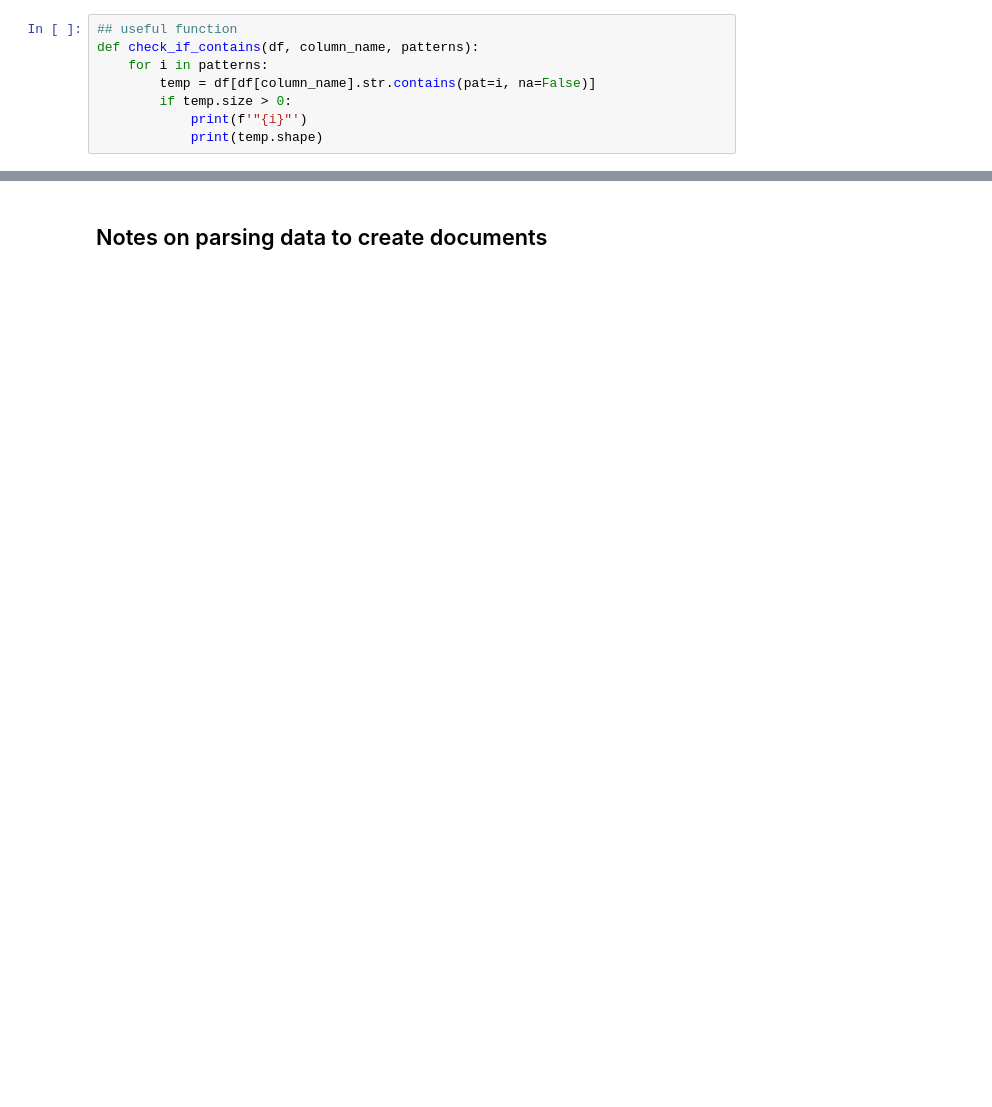
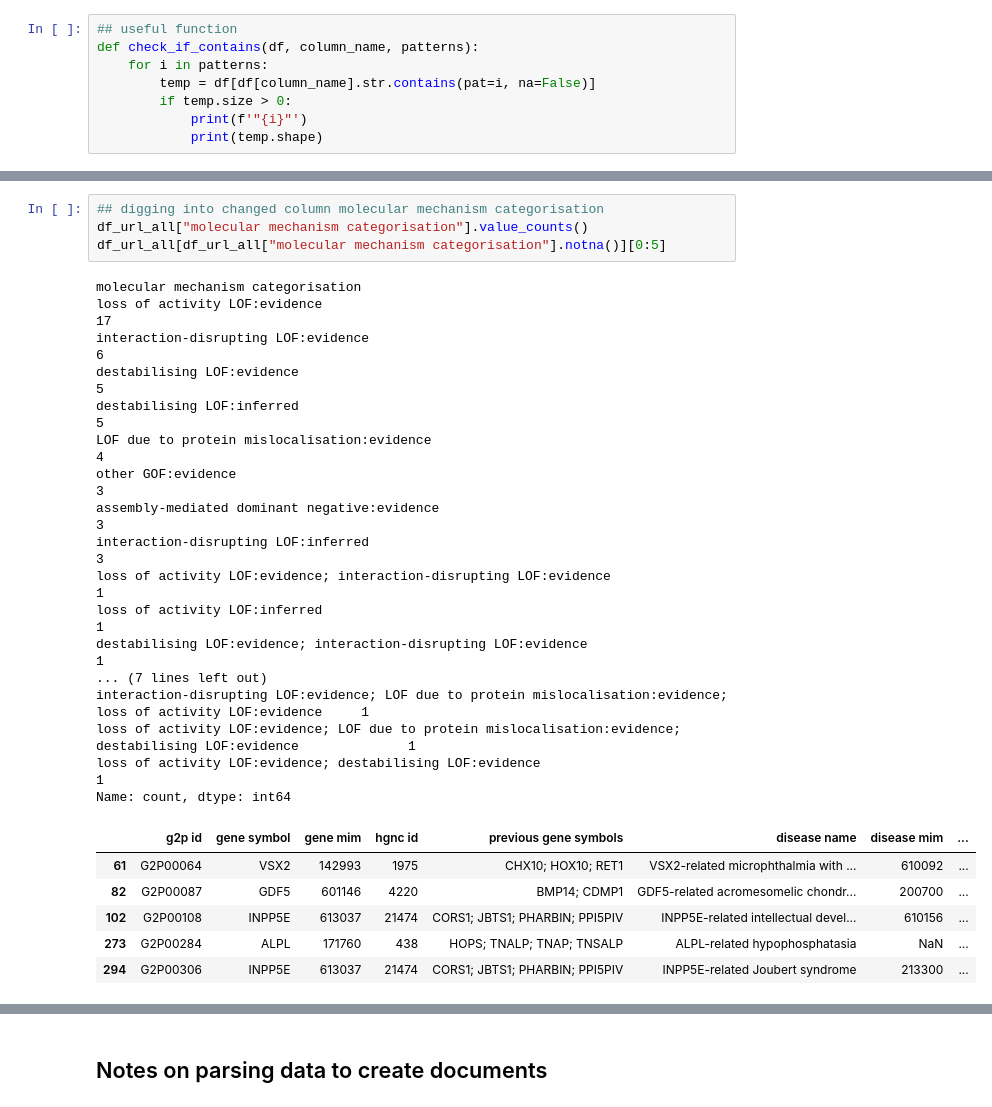
Before and after one commit to NCATSTranslator/translator-ingests, a Jupyter notebook: src/translator_ingest/ingests/gene2phenotype/data-playground.ipynb, the cells around one changed output, grey strips where cells are left out. Saved outputs shown, nothing was run; the diff lists cells and outputs as text; blank space fills up the shorter version.

```diff
--- a/src/translator_ingest/ingests/gene2phenotype/data-playground.ipynb
+++ b/src/translator_ingest/ingests/gene2phenotype/data-playground.ipynb
@@ -374,0 +223,28 @@ array([ True,  True,  True,  True,  True,  True,  True,  True,  True,
+# %%
+## digging into changed column molecular mechanism categorisation
+df_url_all["molecular mechanism categorisation"].value_counts()
+df_url_all[df_url_all["molecular mechanism categorisation"].notna()][0:5]
+# %% [output]
+molecular mechanism categorisation
+loss of activity LOF:evidence                                                                                      17
+interaction-disrupting LOF:evidence                                                                                 6
+destabilising LOF:evidence                                                                                          5
+destabilising LOF:inferred                                                                                          5
+LOF due to protein mislocalisation:evidence                                                                         4
+other GOF:evidence                                                                                                  3
+assembly-mediated dominant negative:evidence                                                                        3
+interaction-disrupting LOF:inferred                                                                                 3
+loss of activity LOF:evidence; interaction-disrupting LOF:evidence                                                  1
+loss of activity LOF:inferred                                                                                       1
+destabilising LOF:evidence; interaction-disrupting LOF:evidence                                                     1
+... (7 lines left out)
+interaction-disrupting LOF:evidence; LOF due to protein mislocalisation:evidence; loss of activity LOF:evidence     1
+loss of activity LOF:evidence; LOF due to protein mislocalisation:evidence; destabilising LOF:evidence              1
+loss of activity LOF:evidence; destabilising LOF:evidence                                                           1
+Name: count, dtype: int64
+|  | g2p id | gene symbol | gene mim | hgnc id | previous gene symbols | disease name | disease mim | ... |
+| 61 | G2P00064 | VSX2 | 142993 | 1975 | CHX10; HOX10; RET1 | VSX2-related microphthalmia with ... | 610092 | ... |
+| 82 | G2P00087 | GDF5 | 601146 | 4220 | BMP14; CDMP1 | GDF5-related acromesomelic chondr... | 200700 | ... |
+| 102 | G2P00108 | INPP5E | 613037 | 21474 | CORS1; JBTS1; PHARBIN; PPI5PIV | INPP5E-related intellectual devel... | 610156 | ... |
+| 273 | G2P00284 | ALPL | 171760 | 438 | HOPS; TNALP; TNAP; TNSALP | ALPL-related hypophosphatasia | NaN | ... |
+| 294 | G2P00306 | INPP5E | 613037 | 21474 | CORS1; JBTS1; PHARBIN; PPI5PIV | INPP5E-related Joubert syndrome | 213300 | ... |
```
Also changed, not shown: parts of 67 cells of this notebook.
